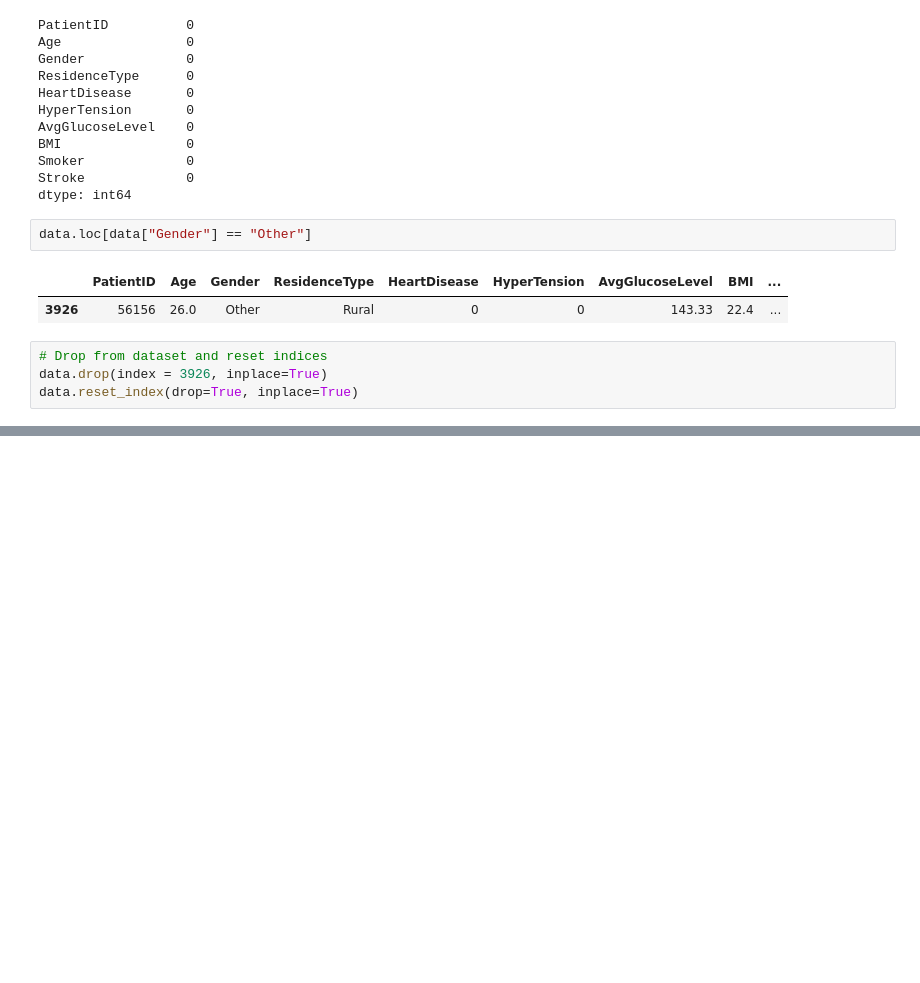
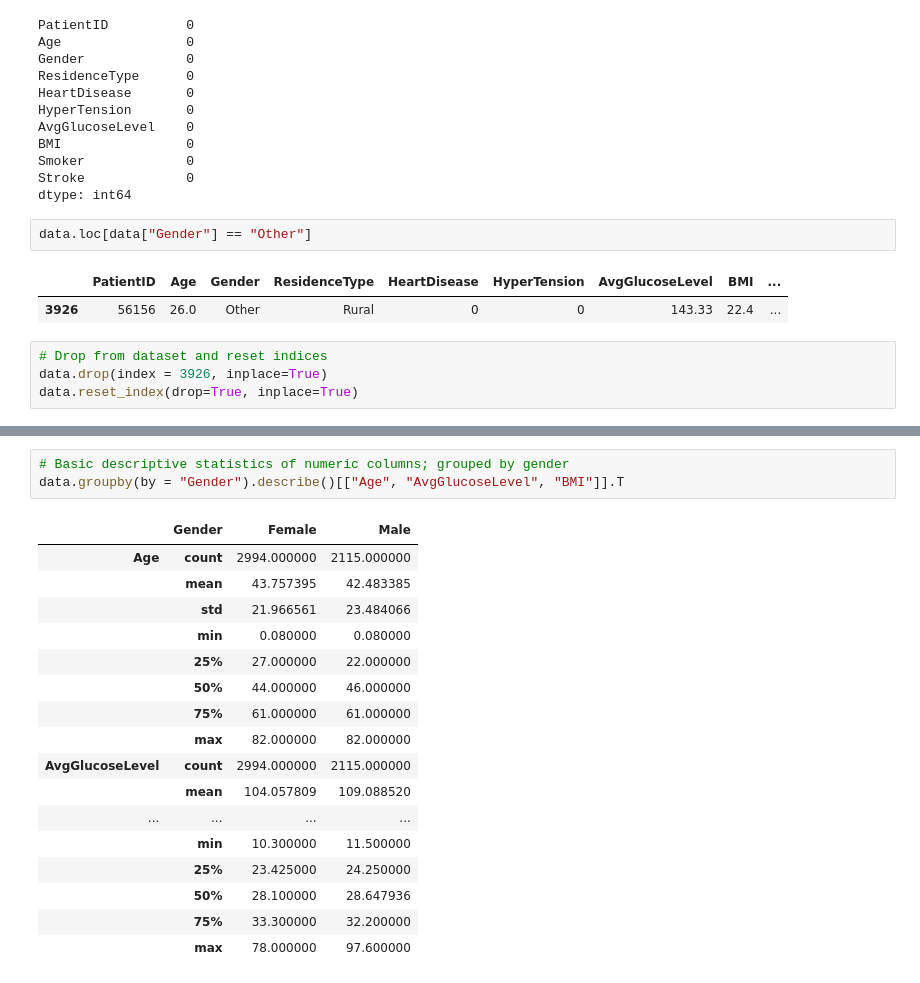
Before and after one commit to ritabanm-99/EAS-503-Final_Project, a Jupyter notebook: project_code.ipynb, the cells around one changed output, grey strips where cells are left out. Cells and saved outputs as stored; diff of their text form; blank space fills up the shorter version.

```diff
--- a/project_code.ipynb
+++ b/project_code.ipynb
@@ -253,0 +287,21 @@ data.to_csv("processed_data.csv", index = False)
+# %%
+# Basic descriptive statistics of numeric columns; grouped by gender
+data.groupby(by = "Gender").describe()[["Age", "AvgGlucoseLevel", "BMI"]].T
+# %% [output]
+|  | Gender | Female | Male |
+| Age | count | 2994.000000 | 2115.000000 |
+|  | mean | 43.757395 | 42.483385 |
+|  | std | 21.966561 | 23.484066 |
+|  | min | 0.080000 | 0.080000 |
+|  | 25% | 27.000000 | 22.000000 |
+|  | 50% | 44.000000 | 46.000000 |
+|  | 75% | 61.000000 | 61.000000 |
+|  | max | 82.000000 | 82.000000 |
+| AvgGlucoseLevel | count | 2994.000000 | 2115.000000 |
+|  | mean | 104.057809 | 109.088520 |
+| ... | ... | ... | ... |
+|  | min | 10.300000 | 11.500000 |
+|  | 25% | 23.425000 | 24.250000 |
+|  | 50% | 28.100000 | 28.647936 |
+|  | 75% | 33.300000 | 32.200000 |
+|  | max | 78.000000 | 97.600000 |
```
Also changed, not shown: parts of 17 cells of this notebook.
